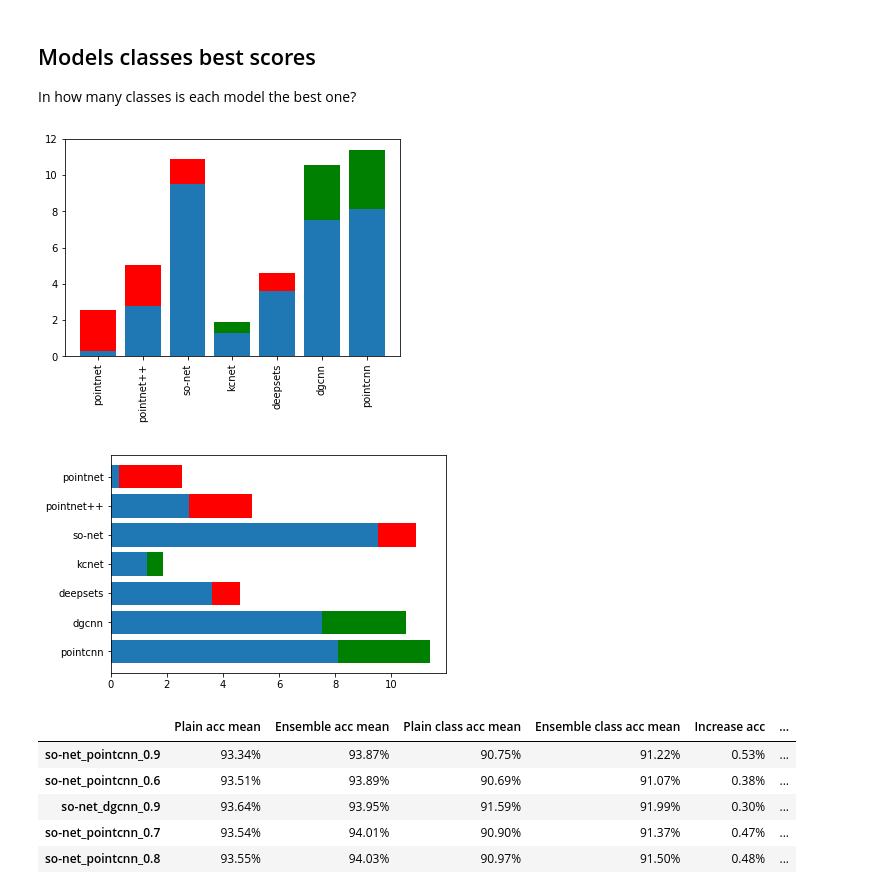
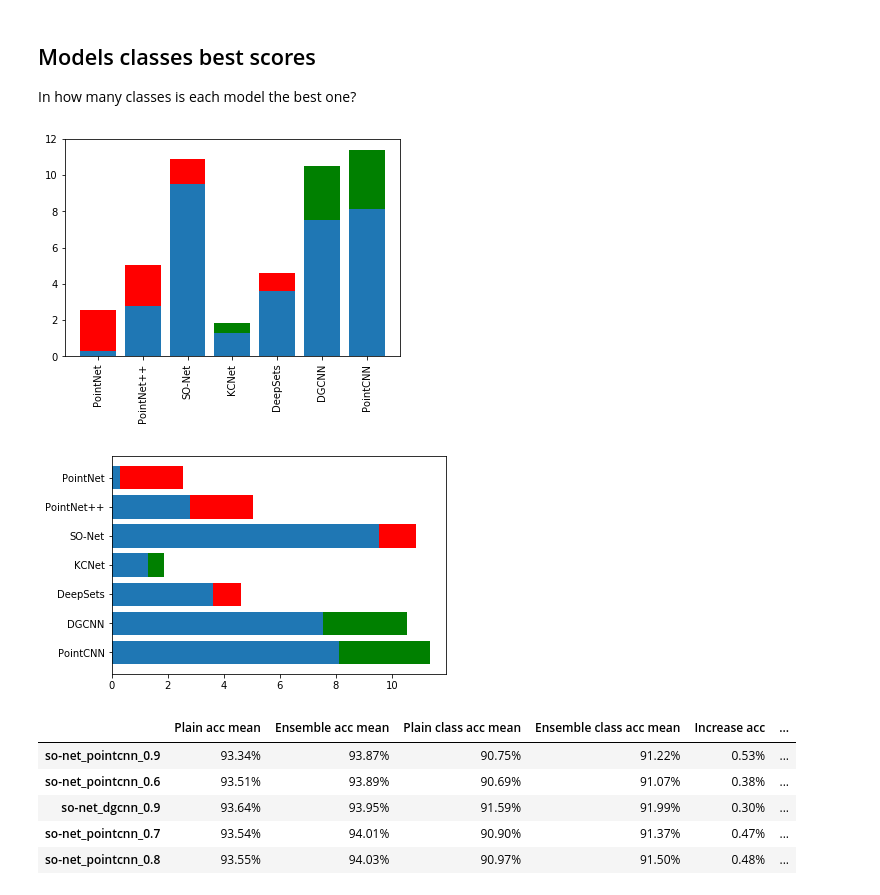
Before and after one commit to dkoguciuk/ensemble_learning_for_point_clouds, a Jupyter notebook: analysis.ipynb, the cells around one changed output. Saved outputs shown, nothing was run; the diff lists cells and outputs as text; code cells hidden in the pictures.

Commit message:
Changed aliases on axes

```diff
--- a/analysis.ipynb
+++ b/analysis.ipynb
@@ -21,6 +21,7 @@ For every model there are 2 files generated in numpy binary format:
 # %%
 # Base models
 BASE_MODELS = ['pointnet', 'pointnet++', 'so-net', 'kcnet', 'deepsets', 'dgcnn', 'pointcnn']
+BASE_MODELS_ALIASES = ['PointNet', 'PointNet++', 'SO-Net', 'KCNet', 'DeepSets', 'DGCNN', 'PointCNN']
 SONET_BAGGING_MODELS = ['so-net_sz_01', 'so-net_sz_02', 'so-net_sz_03', 'so-net_sz_04', 'so-net_sz_05', 'so-net_sz_06',
                         'so-net_sz_07', 'so-net_sz_08', 'so-net_sz_09', 'so-net_bagging']
 SONET_CONST_MODELS = ['so-net_TTT', 'so-net_FFT', 'so-net_FTF', 'so-net_TFF', 'so-net_TTF', 'so-net_TFT', 'so-net_FTT']
@@ -542,44 +552,44 @@ In how many classes is each model the best one?
 # %%
 ind = np.arange(len(BASE_MODELS))
 models_wins_plain = {x: 0 for x in BASE_MODELS}
 models_wins_ensemble = {x: 0 for x in BASE_MODELS}
 for idx in range(CLASSES_COUNT):
     class_plain_mean = sorted([(acc_stats_base_models[x][1]['class_accs'][idx]['mean'], x) for x in BASE_MODELS],
                               key=lambda x: x[0])
     class_ensemble_mean = sorted([(acc_stats_base_models[x][10]['class_accs'][idx]['mean'], x) for x in BASE_MODELS],
                                  key=lambda x: x[0])
     num_winners = 0.
     for j in range(len(class_plain_mean)):
         if class_plain_mean[-1][0] == class_plain_mean[j][0]:
             num_winners += 1.
     for j in range(len(class_plain_mean)):
         if class_plain_mean[-1][0] == class_plain_mean[j][0]:
             models_wins_plain[class_plain_mean[j][1]] += 1./num_winners
             models_wins_ensemble[class_ensemble_mean[j][1]] += 1./num_winners
 
     base = [models_wins_plain[x] for x in BASE_MODELS]
 
-plt.bar(ind, base, tick_label=BASE_MODELS)
+plt.bar(ind, base, tick_label=BASE_MODELS_ALIASES)
 diff = [models_wins_ensemble[x] - models_wins_plain[x] for x in BASE_MODELS]
 diff_up = [x if x>0 else 0 for x in diff]
 diff_down = [x if x<0 else 0 for x in diff]
-plt.bar(ind, diff_up, color='g', bottom=base, tick_label=BASE_MODELS)
-plt.bar(ind, diff_down, color='r', bottom=base, tick_label=BASE_MODELS)
+plt.bar(ind, diff_up, color='g', bottom=base, tick_label=BASE_MODELS_ALIASES)
+plt.bar(ind, diff_down, color='r', bottom=base, tick_label=BASE_MODELS_ALIASES)
 plt.ylim((0.0, 12.0))
 plt.yticks(fontsize=10)
 plt.xticks(rotation=90, fontsize=10)
-plt.savefig('whos_the_best.png', bbox_inches='tight')
+plt.savefig('images/whos_the_best.png', bbox_inches='tight')
 # %% [output]
-[figure, old version]
+[figure, new version]
 # %%
-plt.barh(ind, np.flip(base, axis=-1), tick_label=np.flip(BASE_MODELS, axis=-1))
-plt.barh(ind, np.flip(diff_up, axis=-1), color='g', left=np.flip(base, axis=-1), tick_label=np.flip(BASE_MODELS, axis=-1))
-plt.barh(ind, np.flip(diff_down, axis=-1), color='r', left=np.flip(base, axis=-1), tick_label=np.flip(BASE_MODELS, axis=-1))
+plt.barh(ind, np.flip(base, axis=-1), tick_label=np.flip(BASE_MODELS_ALIASES, axis=-1))
+plt.barh(ind, np.flip(diff_up, axis=-1), color='g', left=np.flip(base, axis=-1), tick_label=np.flip(BASE_MODELS_ALIASES, axis=-1))
+plt.barh(ind, np.flip(diff_down, axis=-1), color='r', left=np.flip(base, axis=-1), tick_label=np.flip(BASE_MODELS_ALIASES, axis=-1))
 plt.yticks(fontsize=10)
 plt.xticks(fontsize=10)
-plt.savefig('whos_the_best_horizontal.png', bbox_inches='tight')
+plt.savefig('images/whos_the_best_horizontal.png', bbox_inches='tight')
 # %% [output]
-[figure, old version]
+[figure, new version]
 # %%
 ORDERED_MODELS = ['pointnet', 'pointnet++', 'so-net', 'kcnet', 'dgcnn', 'pointcnn']
 model_pairs = []
```
Also changed, not shown: parts of 8 cells of this notebook, 13 other files.
